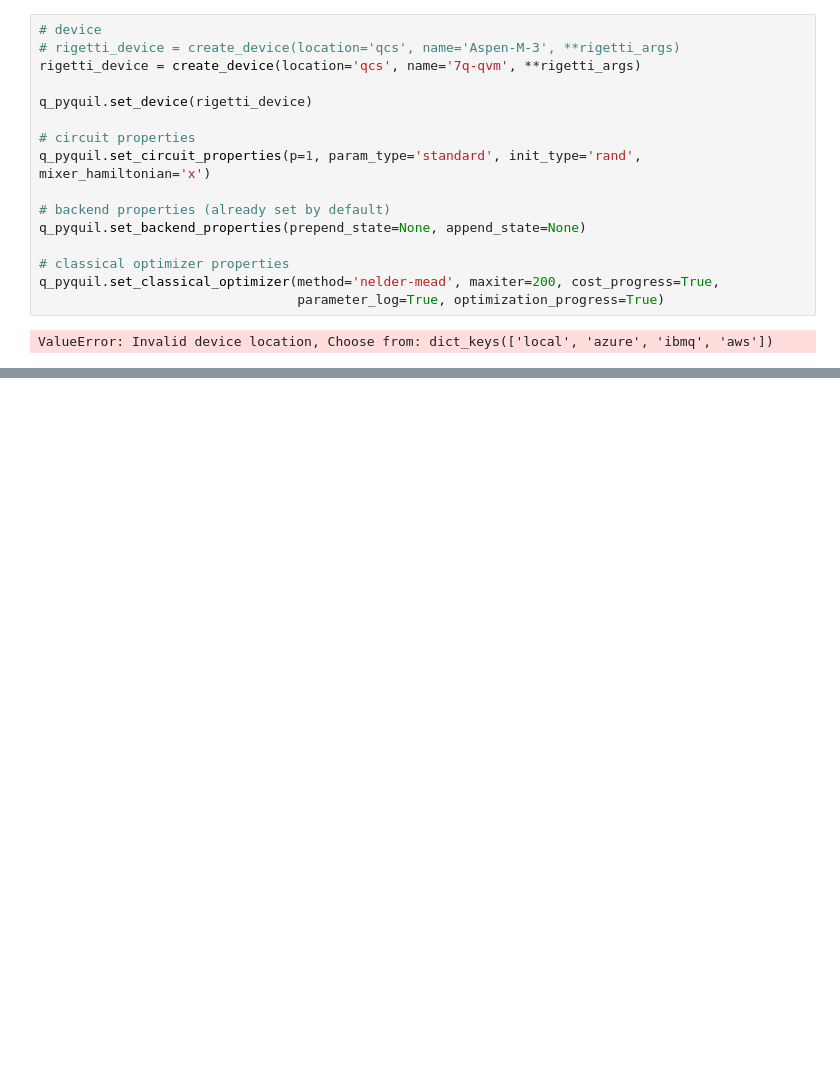
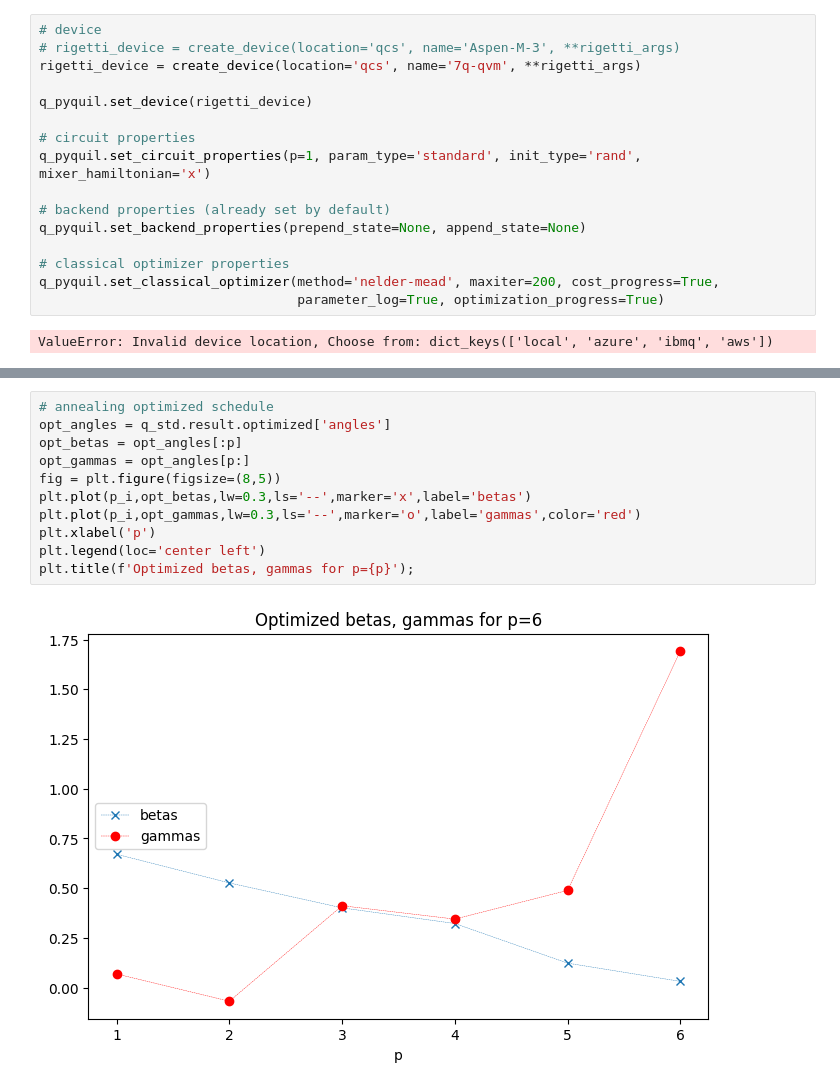
Before and after one commit to gzquse/DEAL_QUBO, a Jupyter notebook: explore/openqaoa.ipynb, the cells around one changed output, grey strips where cells are left out. Drawn from its saved outputs; the diff is of its cells as text; blank space fills up the shorter version.

```diff
--- a/explore/openqaoa.ipynb
+++ b/explore/openqaoa.ipynb
@@ -278,0 +465,13 @@ ValueError: Invalid device location, Choose from: dict_keys(['local', 'azure', '
+# %%
+# annealing optimized schedule
+opt_angles = q_std.result.optimized['angles']
+opt_betas = opt_angles[:p]
+opt_gammas = opt_angles[p:]
+fig = plt.figure(figsize=(8,5))
+plt.plot(p_i,opt_betas,lw=0.3,ls='--',marker='x',label='betas')
+plt.plot(p_i,opt_gammas,lw=0.3,ls='--',marker='o',label='gammas',color='red')
+plt.xlabel('p')
+plt.legend(loc='center left')
+plt.title(f'Optimized betas, gammas for p={p}');
+# %% [output]
+[figure, added]
```
Also changed, not shown: parts of 100 cells of this notebook, 6 other files.
